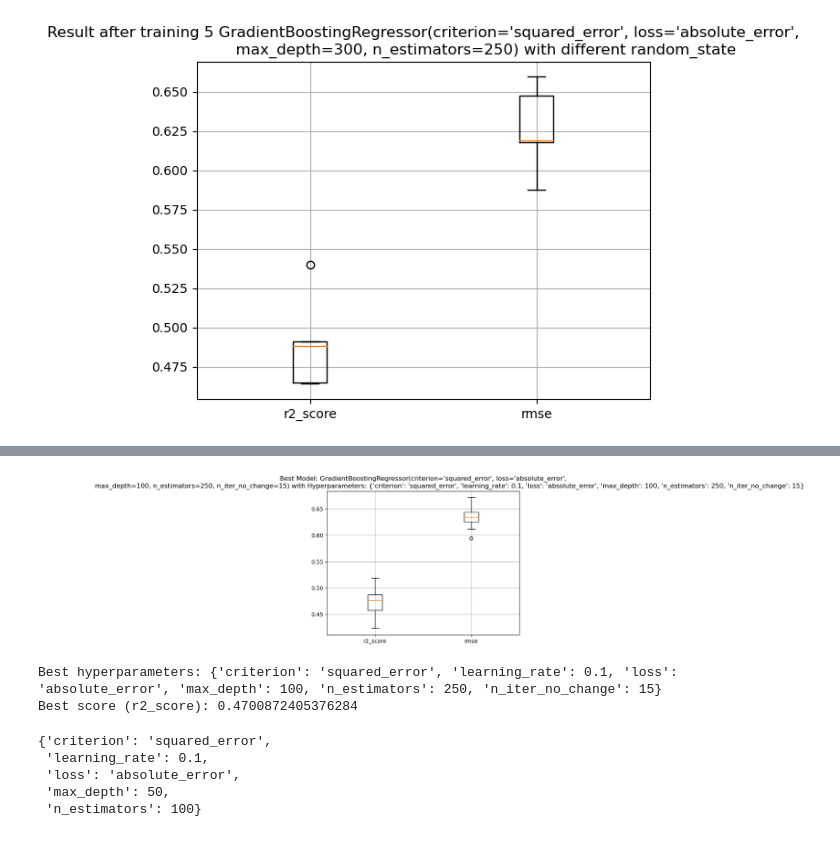
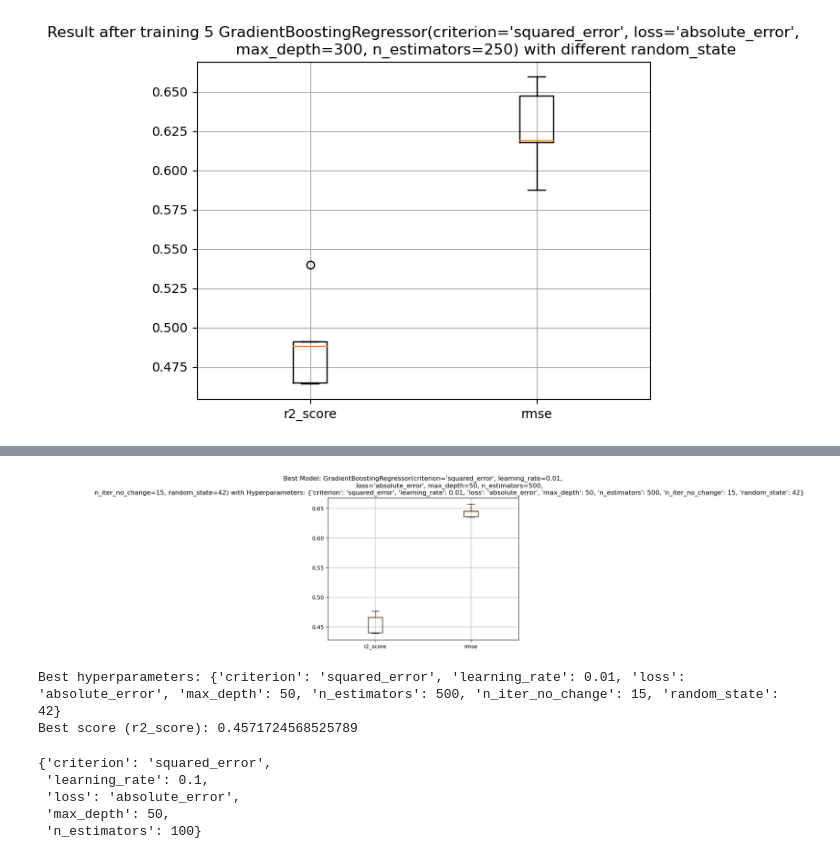
Before and after one commit to AlexPierron/Supervised-Learning, a Jupyter notebook: Regression_Vin/Code.ipynb, the cells around one changed output, grey strips where cells are left out. Saved outputs shown, nothing was run; the diff lists cells and outputs as text; code cells hidden in the pictures.

```diff
--- a/Regression_Vin/Code.ipynb
+++ b/Regression_Vin/Code.ipynb
@@ -19,24 +19,3 @@ Index(['fixed acidity', 'volatile acidity', 'citric acid', 'residual sugar',
 array([ 0.13794193, -0.23993203, -0.00493773,  0.32792249, -0.02292712,
         0.11663431, -0.09966208, -0.3574022 ,  0.07786299,  0.1012844 ,
         0.23997954,  0.18383888])
-# %%
-from sklearn.model_selection import GridSearchCV
-import warnings
-warnings.filterwarnings("ignore")
-param_grid = {
-    "penalty": [ "l2"],
-    'C': [0.01, 0.1, 1, 10],
-    'class_weight': ['balanced', None],
-    'max_iter': [100,250,500],
-    'tol': [1e-3,1e-4, 1e-5],
-}
-
-logistic_model2 = LogisticRegression()
-
-ridge_model = Ridge()  # Modèle Ridge
-
-grid_search = GridSearchCV(estimator=logistic_model2, param_grid=param_grid, scoring='neg_mean_squared_error', cv=5,n_jobs=-1)
-
-grid_search.fit(X, Y)
-best_params = grid_search.best_params_
-best_model = grid_search.best_estimator_
@@ -222,18 +252,21 @@ value = multi_test(boosting_model,X,Y,n=5)
 import warnings
 warnings.filterwarnings("ignore")
 
+random_seed = 42
+
 hyperparameters = {
     "loss": [ "squared_error",'absolute_error'],
-    'learning_rate': [ 0.1],#, 0.2],
-    'n_estimators': [250],
+    'learning_rate': [ 0.01,0.1,0.2],#, 0.2],
+    'n_estimators': [250,500],
     'criterion':["friedman_mse",'squared_error'],
     'max_depth': [50,100,200,400],
-    "n_iter_no_change" : [15]
+    "n_iter_no_change" : [15],
+    "random_state": [random_seed],
 }
 
 boosting_model = GradientBoostingRegressor()
 
 best_model, best_params, best_score, all_results = grid_search(
-    boosting_model, X, Y, hyperparameters, n=25, random_start= 42,
+    boosting_model, X, Y, hyperparameters, n=5, random_start= random_seed,
     saving_path="Archives_Model/Boosting_Regression/grid_best_model.joblib" ,display_boxplot=True)
 # %% [output]
@@ -242,6 +277,6 @@ GradientBoostingRegressor(criterion='squared_error', loss='absolute_error',
-[figure, old version]
+[figure, new version]
-Best hyperparameters: {'criterion': 'squared_error', 'learning_rate': 0.1, 'loss': 'absolute_error', 'max_depth': 100, 'n_estimators': 250, 'n_iter_no_change': 15}
-Best score (r2_score): 0.4700872405376284
+Best hyperparameters: {'criterion': 'squared_error', 'learning_rate': 0.01, 'loss': 'absolute_error', 'max_depth': 50, 'n_estimators': 500, 'n_iter_no_change': 15, 'random_state': 42}
+Best score (r2_score): 0.4571724568525789
 # %%
 random_seed = 42
 param_grid = {
```
Also changed, not shown: parts of 12 cells of this notebook, 8 other files.
